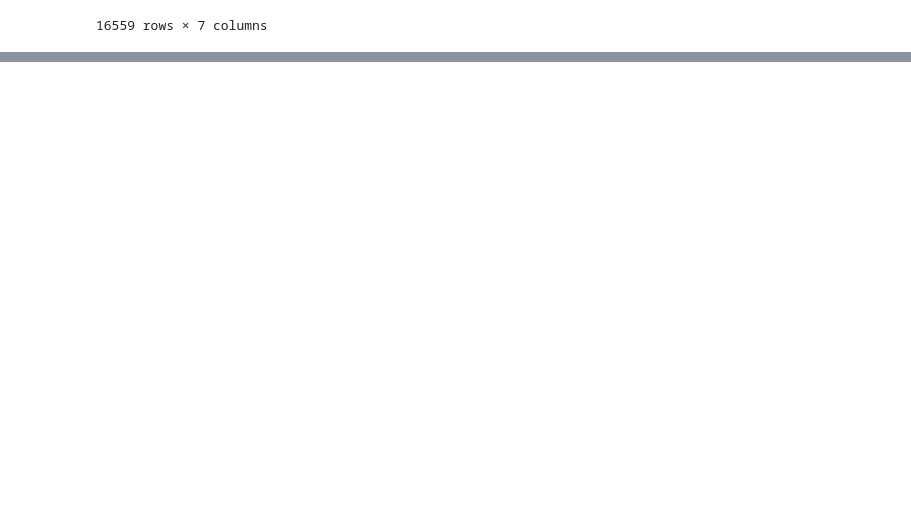
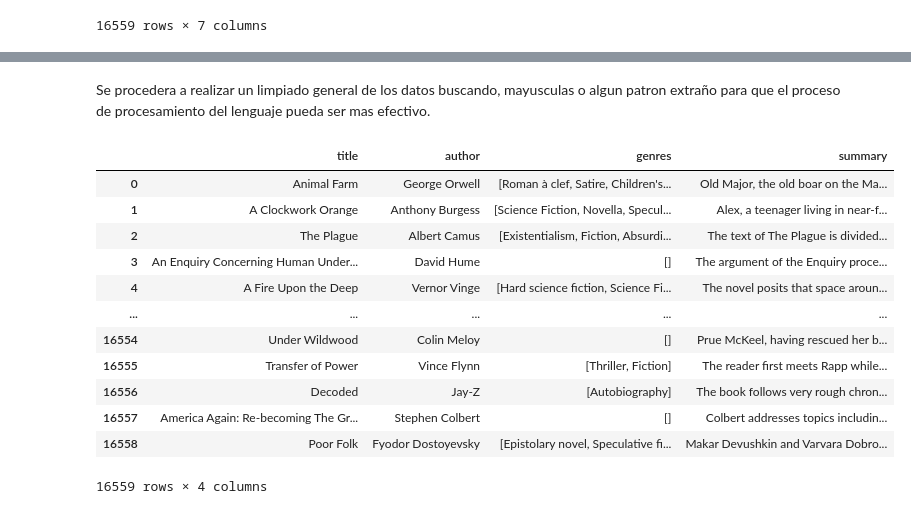
Before and after one commit to jsebastianquiroga/Topicos_analitica_NLP, a Jupyter notebook: Notebook/booksummaries.ipynb, the cells around one changed output, grey strips where cells are left out. Saved outputs shown, nothing was run; the diff lists cells and outputs as text; code cells hidden in the pictures; blank space fills up the shorter version.

```diff
--- a/Notebook/booksummaries.ipynb
+++ b/Notebook/booksummaries.ipynb
@@ -253,3 +253,26 @@ fig.show()
 #     print(f"Género: {row['Genre']} (recuento: {row['Counts']})")
 # %% [output]
 [interactive output not drawn]
+# %% [markdown]
+Se procedera a realizar un limpiado general de los datos buscando, mayusculas o algun patron extraño para que el proceso de procesamiento del lenguaje pueda ser mas efectivo.
+# %%
+# se crearan dos data frames, el primero con los elementos como ID, fechas fueras de este procesamiento (esta ultima debera tratarse los valores faltantes.)
+df_book_summaries = df_book_summaries.rename(columns={'Wiki_ID':'id','Freebase_ID':'freebase_id','Title':'title', 'Author':'author', 'Pub_date':'date', 'Genres':'genres', 'Summary':'summary'})
+df_str = df_book_summaries[['title', 'author', 'genres', 'summary']]
+df_ok = df_book_summaries[['id', 'freebase_id', 'date']]
+# %%
+df_str
+# %% [output]
+|  | title | author | genres | summary |
+| 0 | Animal Farm | George Orwell | [Roman à clef, Satire, Children's... | Old Major, the old boar on the Ma... |
+| 1 | A Clockwork Orange | Anthony Burgess | [Science Fiction, Novella, Specul... | Alex, a teenager living in near-f... |
+| 2 | The Plague | Albert Camus | [Existentialism, Fiction, Absurdi... | The text of The Plague is divided... |
+| 3 | An Enquiry Concerning Human Under... | David Hume | [] | The argument of the Enquiry proce... |
+| 4 | A Fire Upon the Deep | Vernor Vinge | [Hard science fiction, Science Fi... | The novel posits that space aroun... |
+| ... | ... | ... | ... | ... |
+| 16554 | Under Wildwood | Colin Meloy | [] | Prue McKeel, having rescued her b... |
+| 16555 | Transfer of Power | Vince Flynn | [Thriller, Fiction] | The reader first meets Rapp while... |
+| 16556 | Decoded | Jay-Z | [Autobiography] | The book follows very rough chron... |
+| 16557 | America Again: Re-becoming The Gr... | Stephen Colbert | [] | Colbert addresses topics includin... |
+| 16558 | Poor Folk | Fyodor Dostoyevsky | [Epistolary novel, Speculative fi... | Makar Devushkin and Varvara Dobro... |
+16559 rows × 4 columns
```
Also changed, not shown: parts of 7 cells of this notebook.
